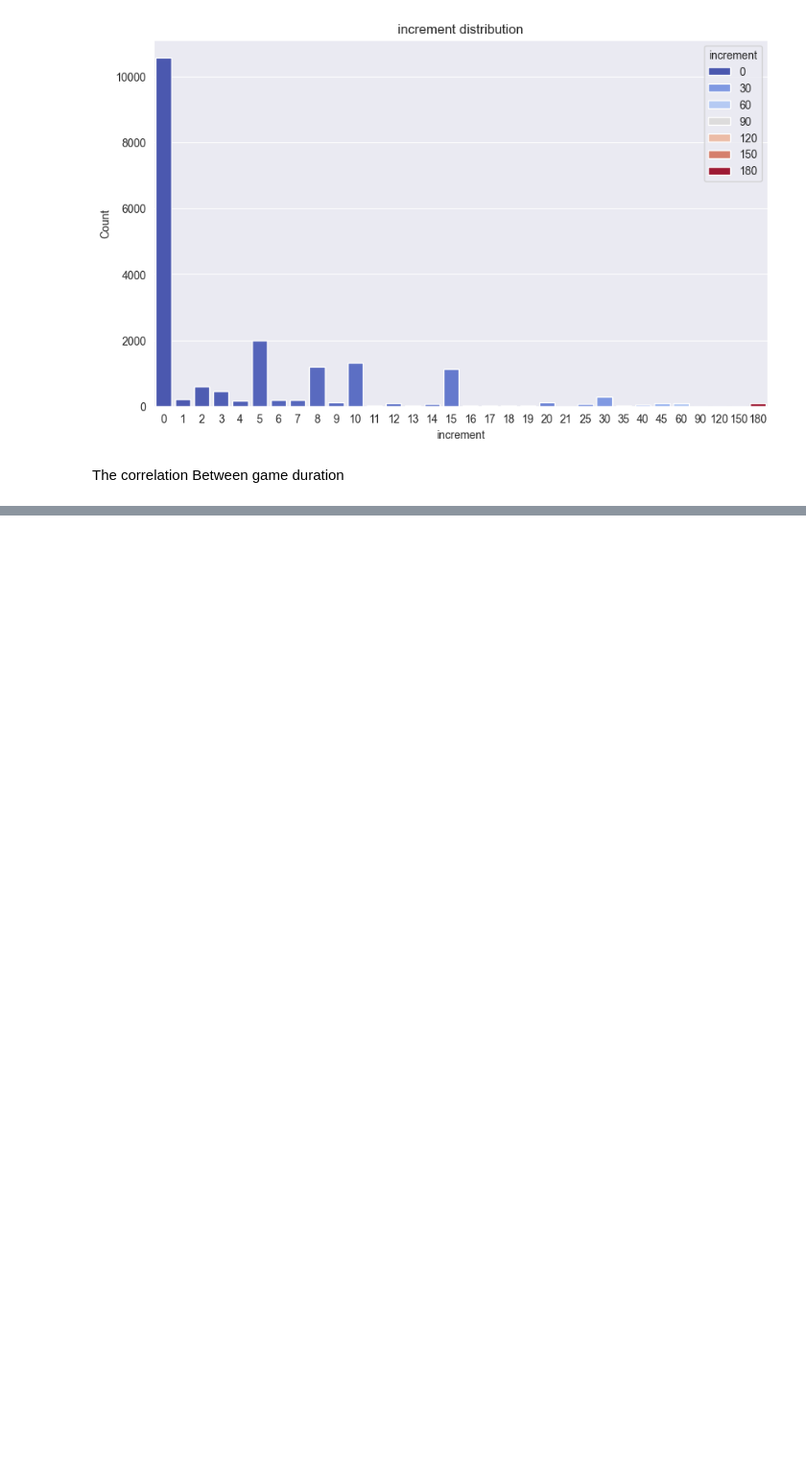
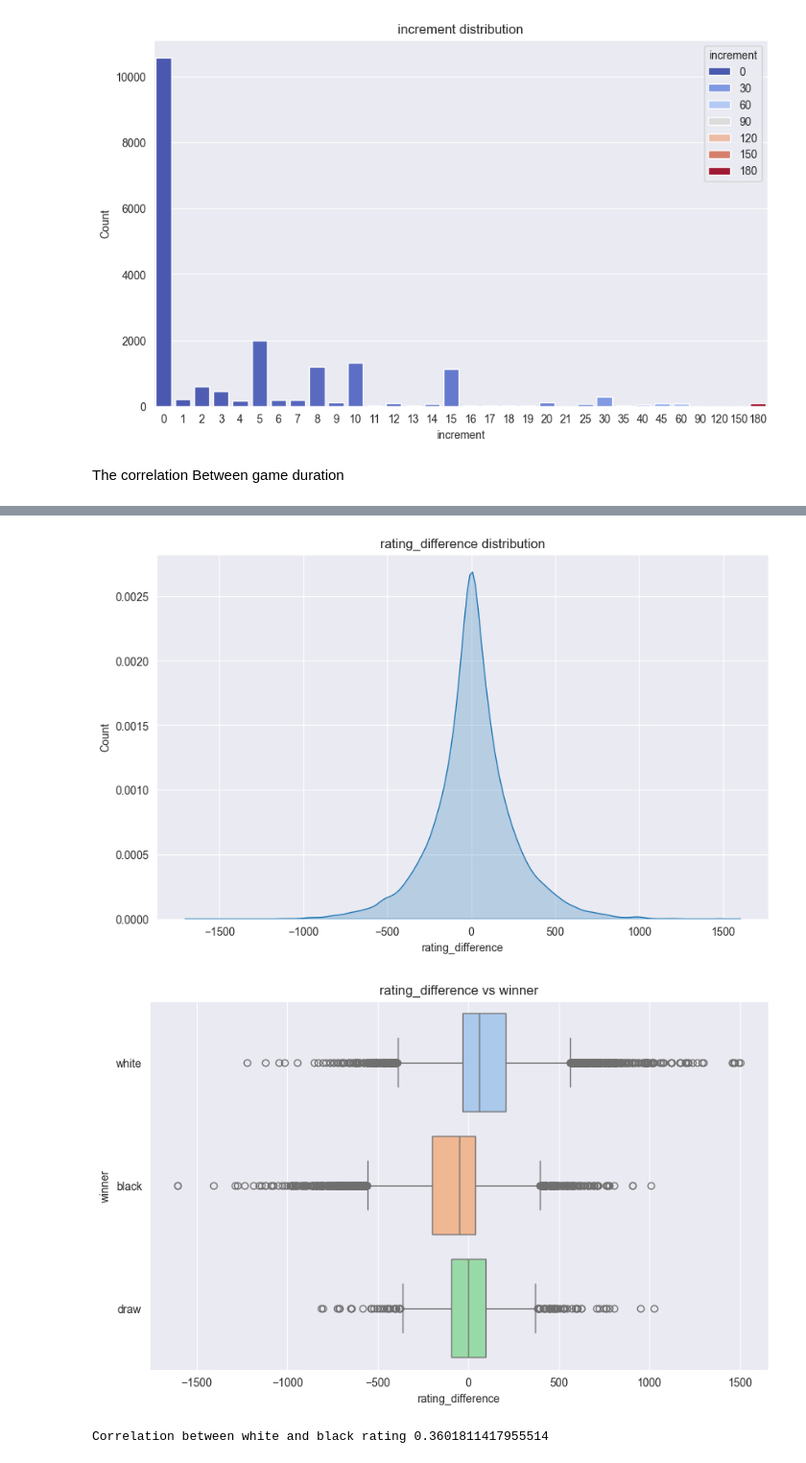
Before and after one commit to robinmoon2/AI_Application_HY, a Jupyter notebook: Data_chess/DataAnalysisTH.ipynb, the cells around one changed output, grey strips where cells are left out. Shown at 96% size. Drawn from its saved outputs; the diff is of its cells as text; code cells hidden in the pictures; blank space fills up the shorter version.

```diff
--- a/Data_chess/DataAnalysisTH.ipynb
+++ b/Data_chess/DataAnalysisTH.ipynb
@@ -114,6 +116,14 @@ def plot_distribution(df, feature,kde = False):
     plt.ylabel('Count')
     plt.title(f"{feature} distribution")
     plt.show()
+
+def plot_boxplot(df, feature1, feature2):
+    plt.figure(figsize=(10, 6))
+    sns.boxplot(data=df, x=feature1, y=feature2, hue=feature2, palette='pastel')
+    plt.title(f"{feature1} vs {feature2}")
+    plt.xlabel(feature1)
+    plt.ylabel(feature2)
+    plt.show()
 # %% [markdown]
 Let us analyze the features 1 by 1 :
 
@@ -614,0 +719,3 @@ Correlation between the number of minutes per player and the game duration :
+# %%
+df['rating_difference'] = df['white_rating'] - df['black_rating']
+df['rating_difference'].describe()
@@ -614,0 +732,8 @@ Correlation between the number of minutes per player and the game duration :
+# %%
+plot_distribution(df, 'rating_difference', kde=True)
+plot_boxplot(df, 'rating_difference', 'winner')
+print("Correlation between white and black rating",get_correlation(df, 'rating_difference', 'winner_n'))
+# %% [output]
+[figure, added]
+[figure, added]
+Correlation between white and black rating 0.3601811417955514
```
Also changed, not shown: parts of 22 cells of this notebook.
